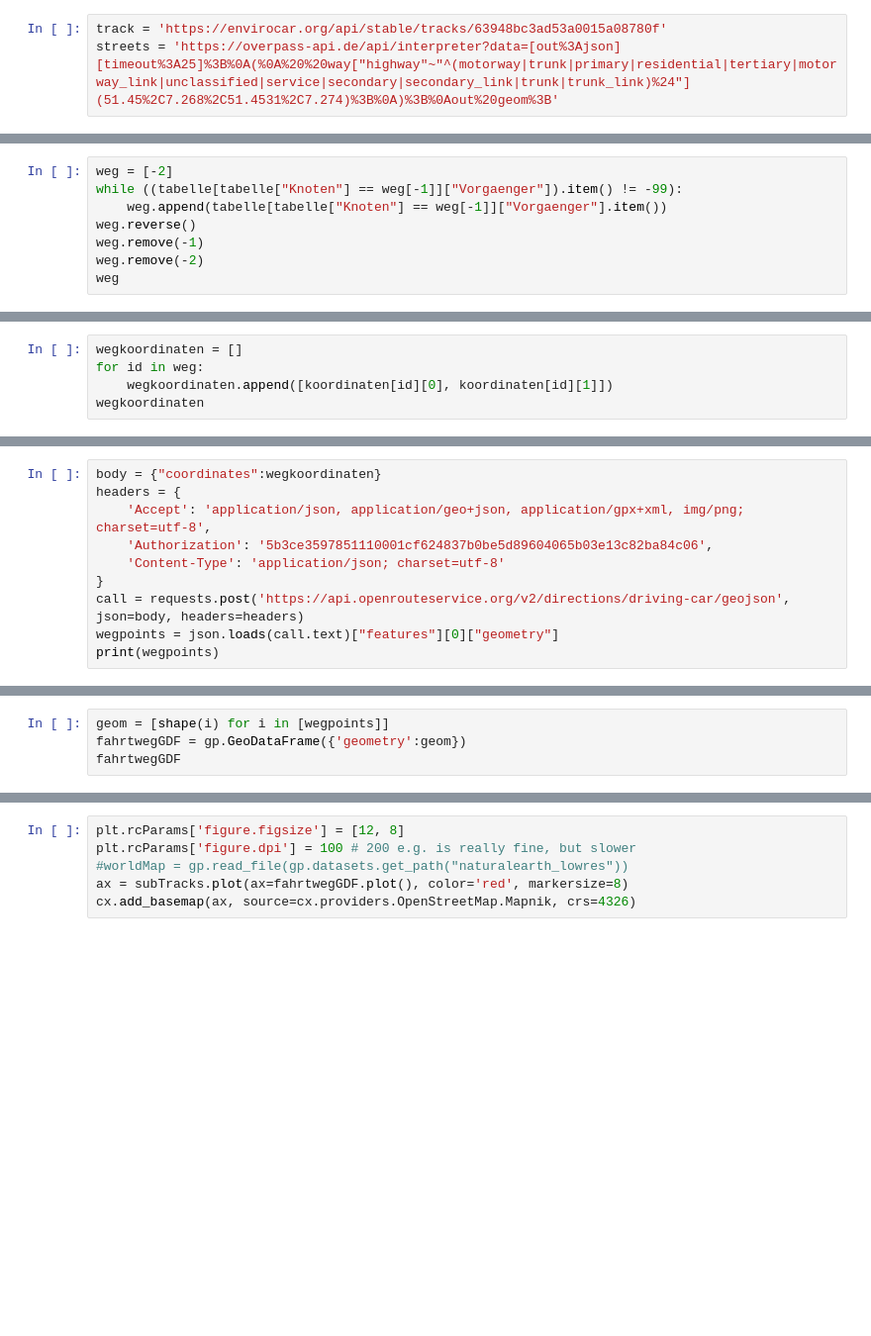
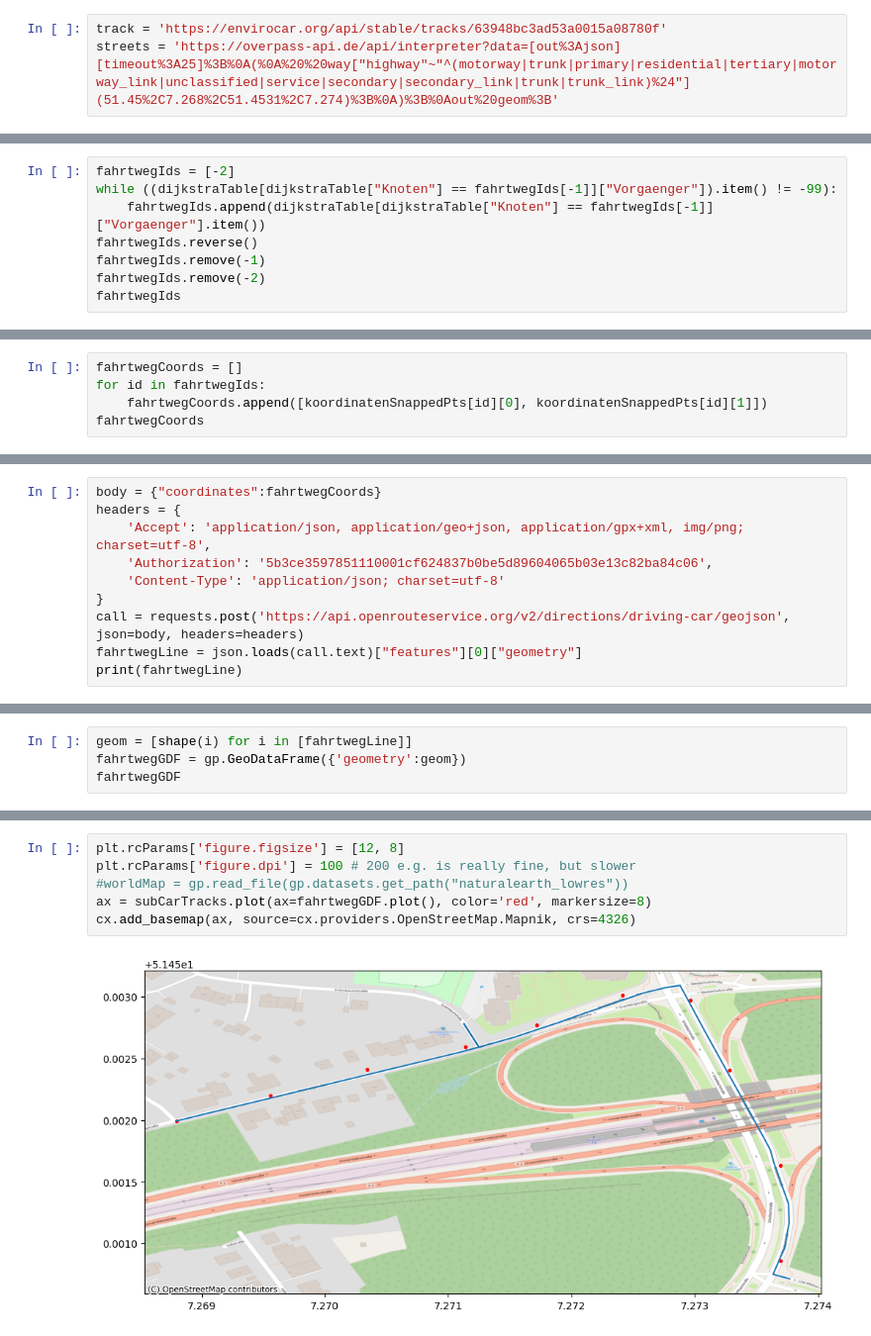
Before and after one commit to bogeo/envirocar-map-matching-notebook, a Jupyter notebook: enviroCar.ipynb, the cells around one changed output, grey strips where cells are left out. Shown at 99% size. Saved outputs shown, nothing was run; the diff lists cells and outputs as text; blank space fills up the shorter version.

```diff
--- a/enviroCar.ipynb
+++ b/enviroCar.ipynb
@@ -245,8 +281,8 @@ while (len(unbesuchteKnoten) != 0 and (-2 in unbesuchteKnoten)):
 # %%
-weg = [-2]
-while ((tabelle[tabelle["Knoten"] == weg[-1]]["Vorgaenger"]).item() != -99):
-    weg.append(tabelle[tabelle["Knoten"] == weg[-1]]["Vorgaenger"].item())
-weg.reverse()
-weg.remove(-1)
-weg.remove(-2)
-weg
+fahrtwegIds = [-2]
+while ((dijkstraTable[dijkstraTable["Knoten"] == fahrtwegIds[-1]]["Vorgaenger"]).item() != -99):
+    fahrtwegIds.append(dijkstraTable[dijkstraTable["Knoten"] == fahrtwegIds[-1]]["Vorgaenger"].item())
+fahrtwegIds.reverse()
+fahrtwegIds.remove(-1)
+fahrtwegIds.remove(-2)
+fahrtwegIds
@@ -253,5 +291,5 @@ weg
 # %%
-wegkoordinaten = []
-for id in weg:
-    wegkoordinaten.append([koordinaten[id][0], koordinaten[id][1]])
-wegkoordinaten
+fahrtwegCoords = []
+for id in fahrtwegIds:
+    fahrtwegCoords.append([koordinatenSnappedPts[id][0], koordinatenSnappedPts[id][1]])
+fahrtwegCoords
@@ -258,10 +307,10 @@ wegkoordinaten
 # %%
-body = {"coordinates":wegkoordinaten}
+body = {"coordinates":fahrtwegCoords}
 headers = {
     'Accept': 'application/json, application/geo+json, application/gpx+xml, img/png; charset=utf-8',
     'Authorization': '5b3ce3597851110001cf624837b0be5d89604065b03e13c82ba84c06',
     'Content-Type': 'application/json; charset=utf-8'
 }
 call = requests.post('https://api.openrouteservice.org/v2/directions/driving-car/geojson', json=body, headers=headers)
-wegpoints = json.loads(call.text)["features"][0]["geometry"]
-print(wegpoints)
+fahrtwegLine = json.loads(call.text)["features"][0]["geometry"]
+print(fahrtwegLine)
@@ -268,4 +319,4 @@ print(wegpoints)
 # %%
-geom = [shape(i) for i in [wegpoints]]
+geom = [shape(i) for i in [fahrtwegLine]]
 fahrtwegGDF = gp.GeoDataFrame({'geometry':geom})
 fahrtwegGDF
@@ -272,8 +326,10 @@ fahrtwegGDF
 # %%
 plt.rcParams['figure.figsize'] = [12, 8]
 plt.rcParams['figure.dpi'] = 100 # 200 e.g. is really fine, but slower
 #worldMap = gp.read_file(gp.datasets.get_path("naturalearth_lowres"))
-ax = subTracks.plot(ax=fahrtwegGDF.plot(), color='red', markersize=8)
+ax = subCarTracks.plot(ax=fahrtwegGDF.plot(), color='red', markersize=8)
 cx.add_basemap(ax, source=cx.providers.OpenStreetMap.Mapnik, crs=4326)
+# %% [output]
+[figure, added]
 # %%
 tmp_list = []
```
Also changed, not shown: parts of 43 cells of this notebook.
